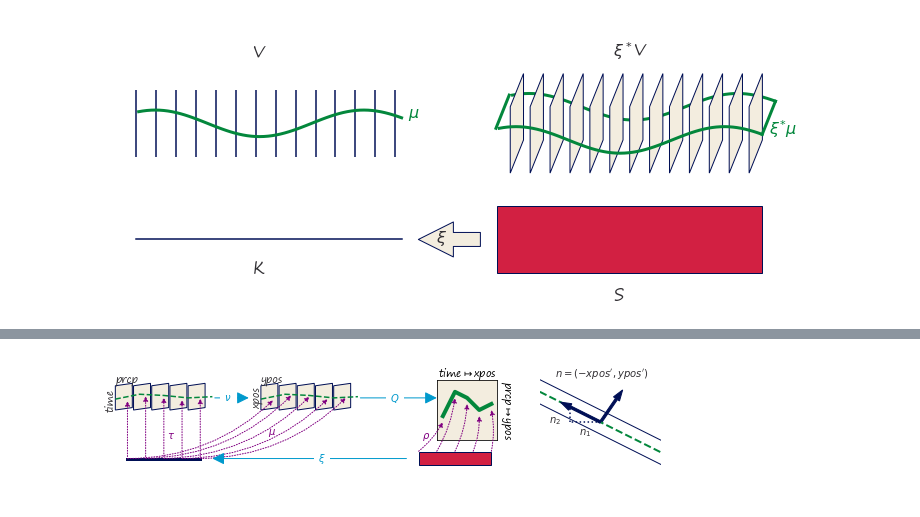
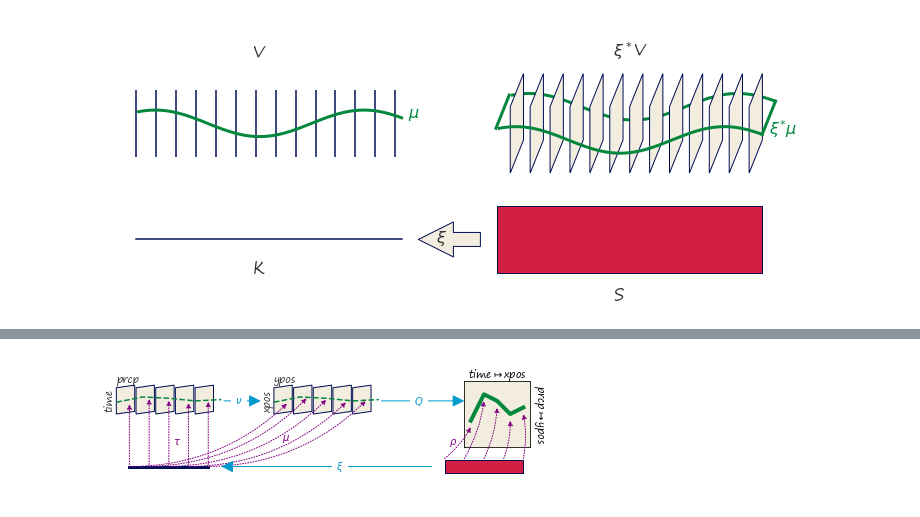
Before and after one commit to story645/proposal, a Jupyter notebook: figures/q_figs.ipynb, the cells around one changed output, grey strips where cells are left out. Drawn from its saved outputs; the diff is of its cells as text; code cells hidden in the pictures.

```diff
--- a/figures/q_figs.ipynb
+++ b/figures/q_figs.ipynb
@@ -202,5 +226,5 @@ fig.savefig(proposal_path/"scatter_with_s.png", bbox_inches='tight', facecolor='
 # %%
-fig, axd = plt.subplot_mosaic([['E', 'V', 'H', 'glyph']], figsize=(10,5))
+fig, axd = plt.subplot_mosaic([['E', 'V', 'H']], figsize=(8,6))
 for k in axd:
     axd[k].set(xlim=(0,1), ylim=(0,1), aspect='equal')
     axd[k].axis('off')
@@ -267,53 +291,37 @@ atext_kw = {'color':ac, 'va':'center', 'ha':'center', 'zorder':10, 'bbox':{'colo
 
 fig.text(-.6, a3.xy1[1], r'$\xi$', transform=axd['H'].transData, **atext_kw)
 
 a4 = mpatches.ConnectionPatch(xyA=(0.92,.7), coordsA=axd['E'].transData,
                       xyB=(0, .7), coordsB=axd['V'].transData,  arrowstyle="-|>",
                                   mutation_scale=25, zorder=10, color=ac)
 fig.add_artist(a4)
 fig.text(1.03, a4.xy1[1], r'$\nu$', transform=axd['E'].transData, **atext_kw)
 
 a5 = mpatches.ConnectionPatch(xyA=(0.92,.7), coordsA=axd['V'].transData,
                       xyB=(.35, .7), coordsB=axd['H'].transData,  arrowstyle="-|>",
                                   mutation_scale=25, zorder=10, color=ac)
 fig.add_artist(a5)
 fig.text(1.2, a5.xy1[1], r'$Q$', transform=axd['V'].transData, **atext_kw)
 
 
+for (n, xtx, ytx) in [('E', 'time', 'prcp'), ('V', 'xpos', 'ypos')]:
+    axd[n].text(x1, y1, ytx, ha='left', va='bottom')
+    axd[n].text(x0, y0, xtx, ha='right', va='bottom', rotation=90)
 
-
-axd['E'].annotate('prcp', (.1, .83))
-axd['E'].annotate('time', (0.01, .62), rotation=90)
-
-axd['V'].annotate('ypos',  (.1, .83))
-axd['V'].annotate('xpos',  (0.01, .65), rotation=90)
-
-#axd['H'].annotate('time'+r'$\mapsto$'+'xpos', (.35, .865))
-#axd['H'].annotate('temp'+r'$\mapsto$'+'ypos', (.85, .4), rotation=-90)
 
 axsub.xaxis.set_label_position('top')
 axsub.yaxis.set_label_position('right')
 axsub.set_xlabel('time'+r'$\mapsto$'+'xpos')
 axsub.set_ylabel('prcp'+r'$\mapsto$'+'ypos', rotation=270, labelpad=15)
 axsub.set(xticklabels=[], yticklabels=[])
 axsub.tick_params(length=0)
 
 axd['E'].annotate(r'$\tau$',(0.53, 0.37), color=oc)
 axd['H'].annotate(r'$\rho$', (.23, .37), color=oc)
 axd['V'].annotate(r'$\mu$', (.16, .4), color=oc)
 
-axd['glyph'].set(ylim=(46.5,48.5), xlim=(4, 6), aspect='equal')
-axd['glyph'].plot(xt[1:3]+1, yt[1:3], color=dc, linewidth=2, linestyle='--' )
-axd['glyph'].plot(xt[1:3]+1, yt[1:3]-.2, color='C0', linewidth=1)
-axd['glyph'].plot(xt[1:3]+1, yt[1:3]+.2, color='C0', linewidth=1)
-axd['glyph'].arrow(5.0, 47.5, np.cos(45)*.5, np.sin(45)*.45, width=.04, color='C0')
-axd['glyph'].arrow(5.0, 47.5, -.5, .25, zorder=10, width=.04, color='C0')
-axd['glyph'].plot([5, 5-.5], [47.5, 47.5], linestyle=':', color='C0')
-axd['glyph'].plot([5-.5, 5.-.5], [47.5, 47.5+.25], linestyle=':', color='C0')
-axd['glyph'].annotate(r'$n_1$', (4.65, 47.3), fontweight='black')
-axd['glyph'].annotate(r'$n_2$', (4.15, 47.5), fontweight='black')
-axd['glyph'].annotate(r'$n=(-xpos^{\prime}, ypos^{\prime})$', (4.25, 48.25))
-fig.savefig(slide_path/"line_with_s.png", bbox_inches='tight', facecolor='white' )
-fig.savefig(proposal_path/"line_with_s.png", bbox_inches='tight', facecolor='white' )
+
+fig.savefig(slide_path/"line.png", bbox_inches='tight', facecolor='white' )
+fig.savefig(proposal_path/"line.png", bbox_inches='tight', facecolor='white' )
 # %% [output]
-[figure, old version]
+[figure, new version]
```
Also changed, not shown: parts of 15 cells of this notebook, 7 other files.
